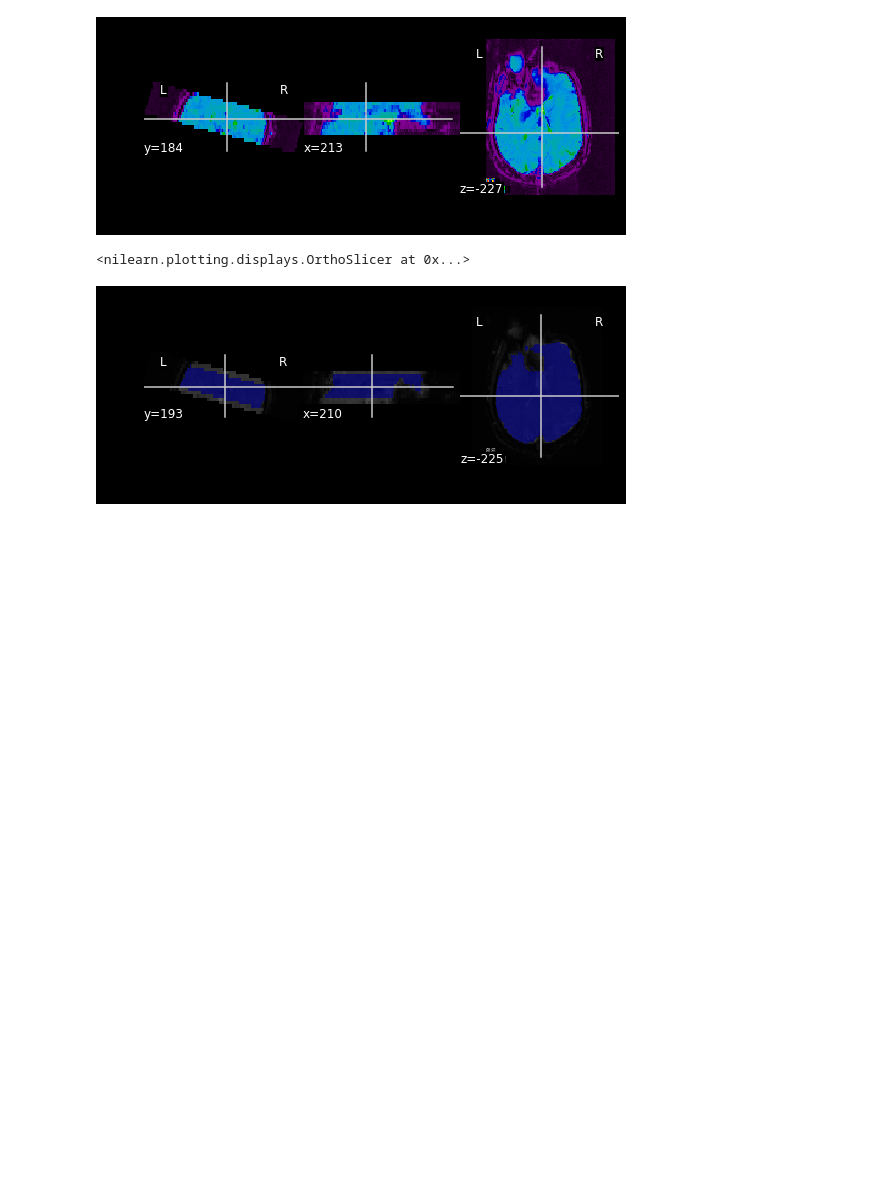
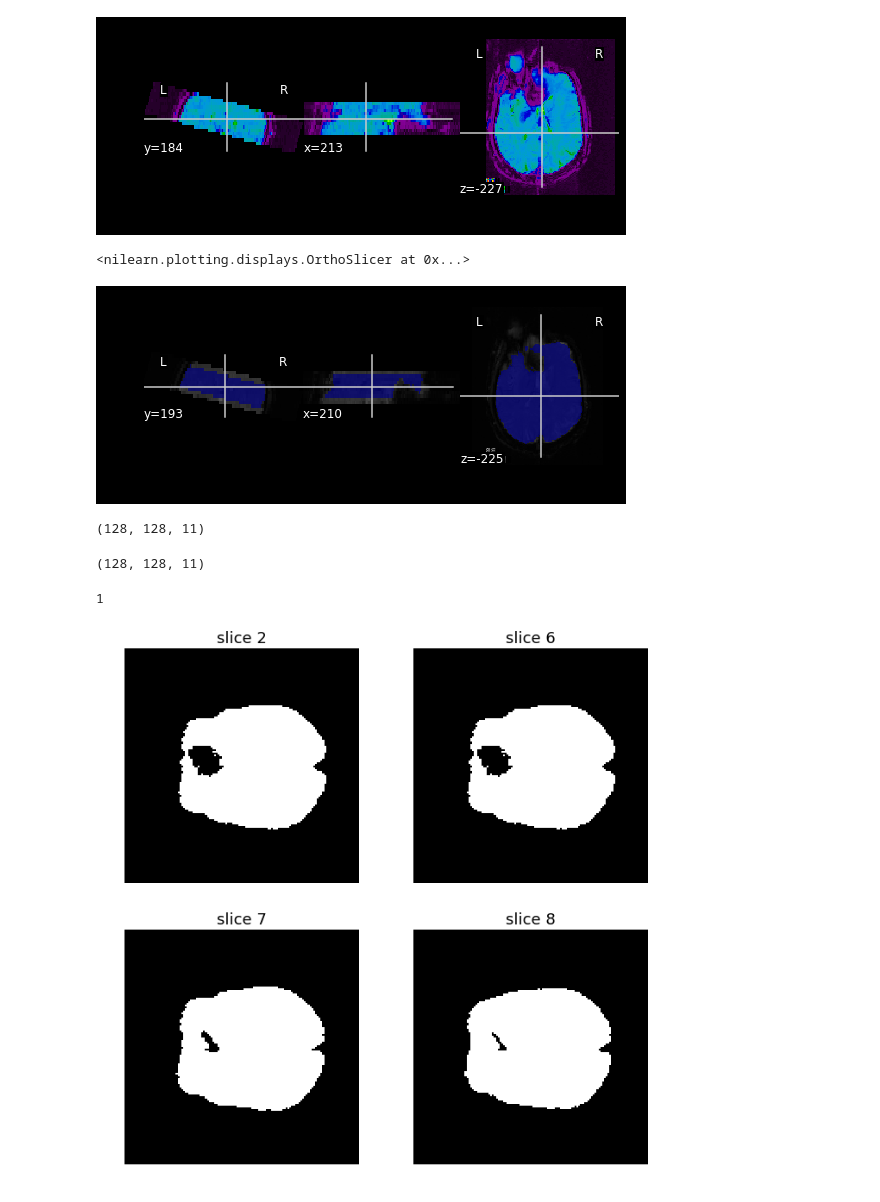
Before and after one commit to computational-medicine/BMED360, a Jupyter notebook: notebooks/4.0-perfusion-mri.ipynb, the cells around one changed output. Cells and saved outputs as stored; diff of their text form; code cells hidden in the pictures; blank space fills up the shorter version.

```diff
--- a/notebooks/4.0-perfusion-mri.ipynb
+++ b/notebooks/4.0-perfusion-mri.ipynb
@@ -135,3 +132,30 @@ plot_roi(mask_img, mean_perf)
 # %% [output]
 <nilearn.plotting.displays.OrthoSlicer at 0x...>
 [figure]
+# %%
+mask_img.shape
+# %% [output]
+(128, 128, 11)
+# %%
+mask_img.get_data().shape
+# %% [output]
+(128, 128, 11)
+# %%
+mask_img.get_data().max()
+# %% [output]
+1
+# %%
+s = [1, 5, 6, 7]
+fig = plt.figure('Showing the perfusion image', figsize = [11,11])
+plt.tight_layout
+plt.subplot(2, 2, 1).set_axis_off(), plt.title('slice %d' % (s[0]+1), fontsize=18)
+plt.imshow(mask_img.get_data()[:, :, s[1]], cmap='gray', origin='lower')
+plt.subplot(2, 2, 2).set_axis_off(), plt.title('slice %d' % (s[1]+1), fontsize=18)
+plt.imshow(mask_img.get_data()[:, :, s[1]], cmap='gray', origin='lower')
+plt.subplot(2, 2, 3).set_axis_off(), plt.title('slice %d' % (s[2]+1), fontsize=18)
+plt.imshow(mask_img.get_data()[:, :, s[2]], cmap='gray', origin='lower')
+plt.subplot(2, 2, 4).set_axis_off(), plt.title('slice %d' % (s[3]+1), fontsize=18)
+plt.imshow(mask_img.get_data()[:, :, s[3]], cmap='gray', origin='lower')
+plt.show()
+# %% [output]
+[figure, added]
```
Also changed, not shown: parts of 19 cells of this notebook.
